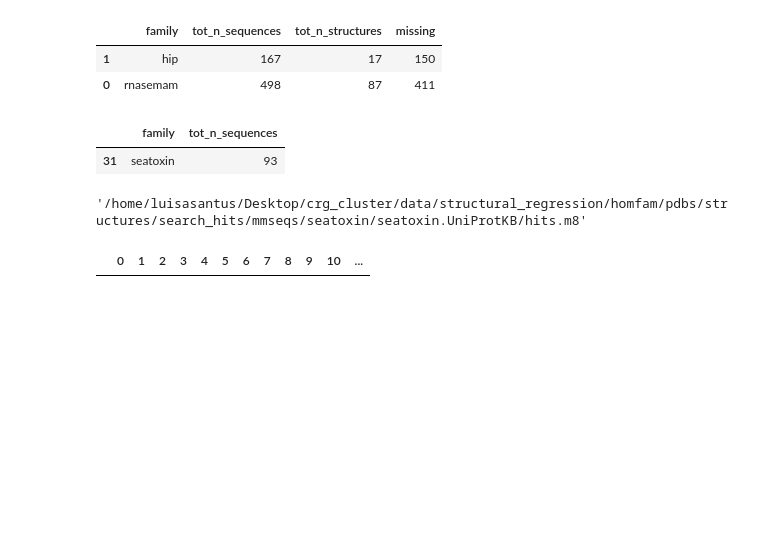
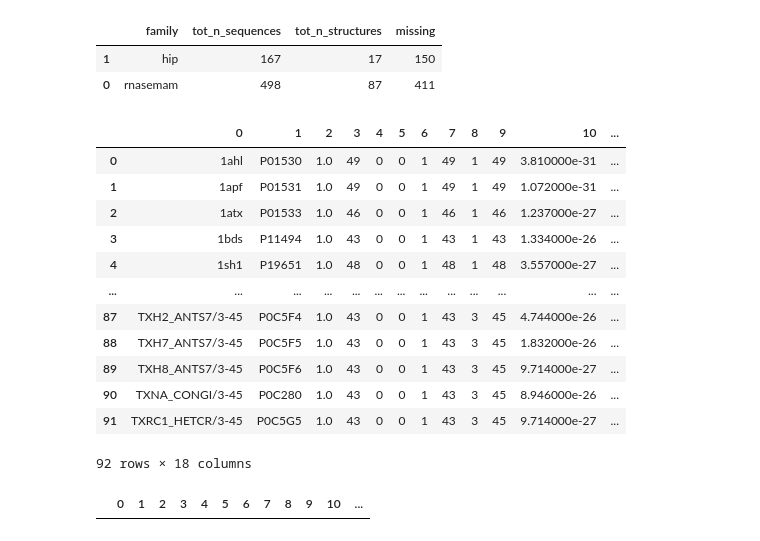
Before and after one commit to luisas/nf_structural_regression, a Jupyter notebook: notebook/1.0 Experimental Structures Homfam.ipynb, the cells around one changed output. Saved outputs shown, nothing was run; the diff lists cells and outputs as text; code cells hidden in the pictures; blank space fills up the shorter version.

```diff
--- a/notebook/1.0 Experimental Structures Homfam.ipynb
+++ b/notebook/1.0 Experimental Structures Homfam.ipynb
@@ -64,10 +125,5 @@ summary_n.sort_values(by = "family")
 |  | family | tot_n_sequences | tot_n_structures | missing |
 | 1 | hip | 167 | 17 | 150 |
 | 0 | rnasemam | 498 | 87 | 411 |
-# %%
-summary_nseq[summary_nseq.family.isin(["seatoxin"])]
-# %% [output]
-|  | family | tot_n_sequences |
-| 31 | seatoxin | 93 |
 # %%
 # Then take all the structures we can and run fold seek on all
@@ -76,7 +130,18 @@ hits = glob.glob("/home/luisasantus/Desktop/crg_cluster/data/structural_regressi
 # %%
-hits
 # %% [output]
+|  | 0 | 1 | 2 | 3 | 4 | 5 | 6 | 7 | 8 | 9 | 10 | ... |
+| 0 | 1ahl | P01530 | 1.0 | 49 | 0 | 0 | 1 | 49 | 1 | 49 | 3.810000e-31 | ... |
+| 1 | 1apf | P01531 | 1.0 | 49 | 0 | 0 | 1 | 49 | 1 | 49 | 1.072000e-31 | ... |
+| 2 | 1atx | P01533 | 1.0 | 46 | 0 | 0 | 1 | 46 | 1 | 46 | 1.237000e-27 | ... |
+| 3 | 1bds | P11494 | 1.0 | 43 | 0 | 0 | 1 | 43 | 1 | 43 | 1.334000e-26 | ... |
+| 4 | 1sh1 | P19651 | 1.0 | 48 | 0 | 0 | 1 | 48 | 1 | 48 | 3.557000e-27 | ... |
+| ... | ... | ... | ... | ... | ... | ... | ... | ... | ... | ... | ... | ... |
+| 87 | TXH2_ANTS7/3-45 | P0C5F4 | 1.0 | 43 | 0 | 0 | 1 | 43 | 3 | 45 | 4.744000e-26 | ... |
+| 88 | TXH7_ANTS7/3-45 | P0C5F5 | 1.0 | 43 | 0 | 0 | 1 | 43 | 3 | 45 | 1.832000e-26 | ... |
+| 89 | TXH8_ANTS7/3-45 | P0C5F6 | 1.0 | 43 | 0 | 0 | 1 | 43 | 3 | 45 | 9.714000e-27 | ... |
+| 90 | TXNA_CONGI/3-45 | P0C280 | 1.0 | 43 | 0 | 0 | 1 | 43 | 3 | 45 | 8.946000e-26 | ... |
+| 91 | TXRC1_HETCR/3-45 | P0C5G5 | 1.0 | 43 | 0 | 0 | 1 | 43 | 3 | 45 | 9.714000e-27 | ... |
-'/home/luisasantus/Desktop/crg_cluster/data/structural_regression/homfam/pdbs/structures/search_hits/mmseqs/seatoxin/seatoxin.UniProtKB/hits.m8'
+92 rows × 18 columns
 # %%
 def get_best_hits(hits):
 
```
Also changed, not shown: parts of 17 cells of this notebook, 47 other files.
